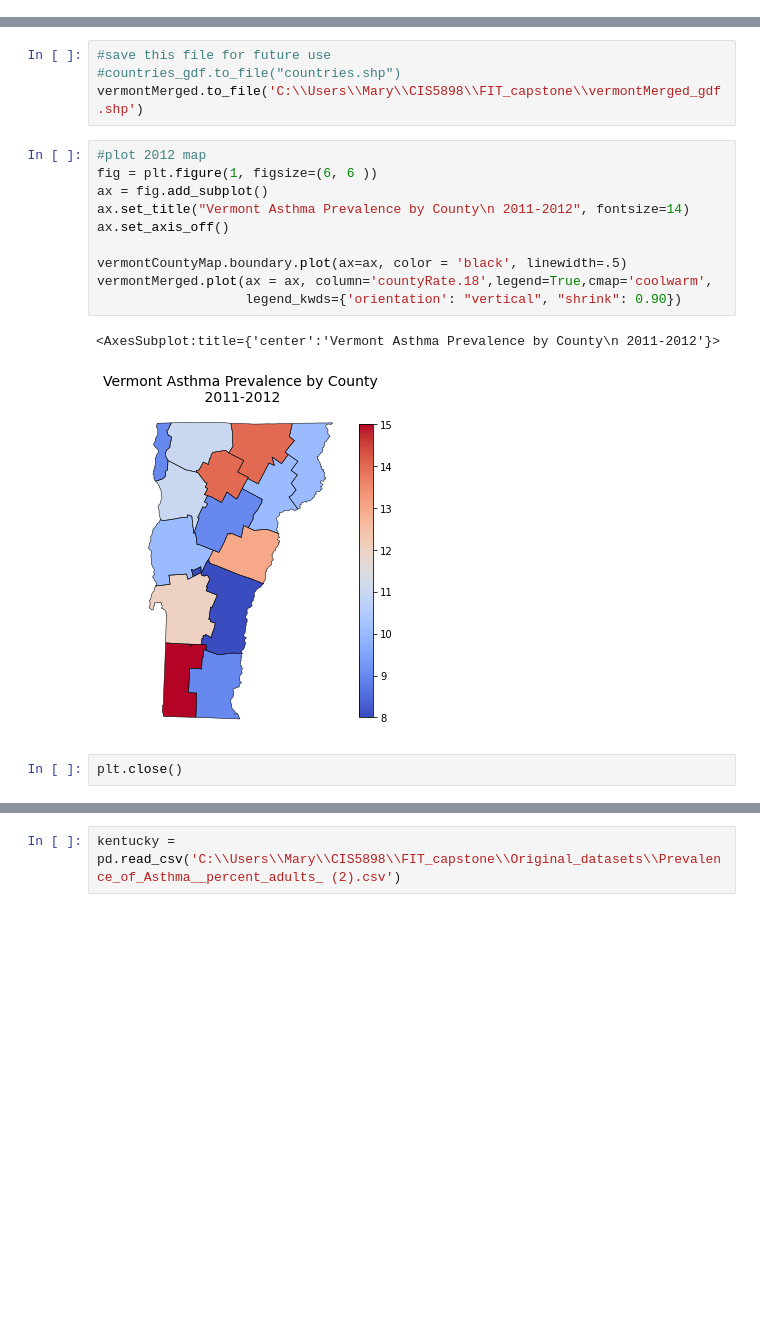
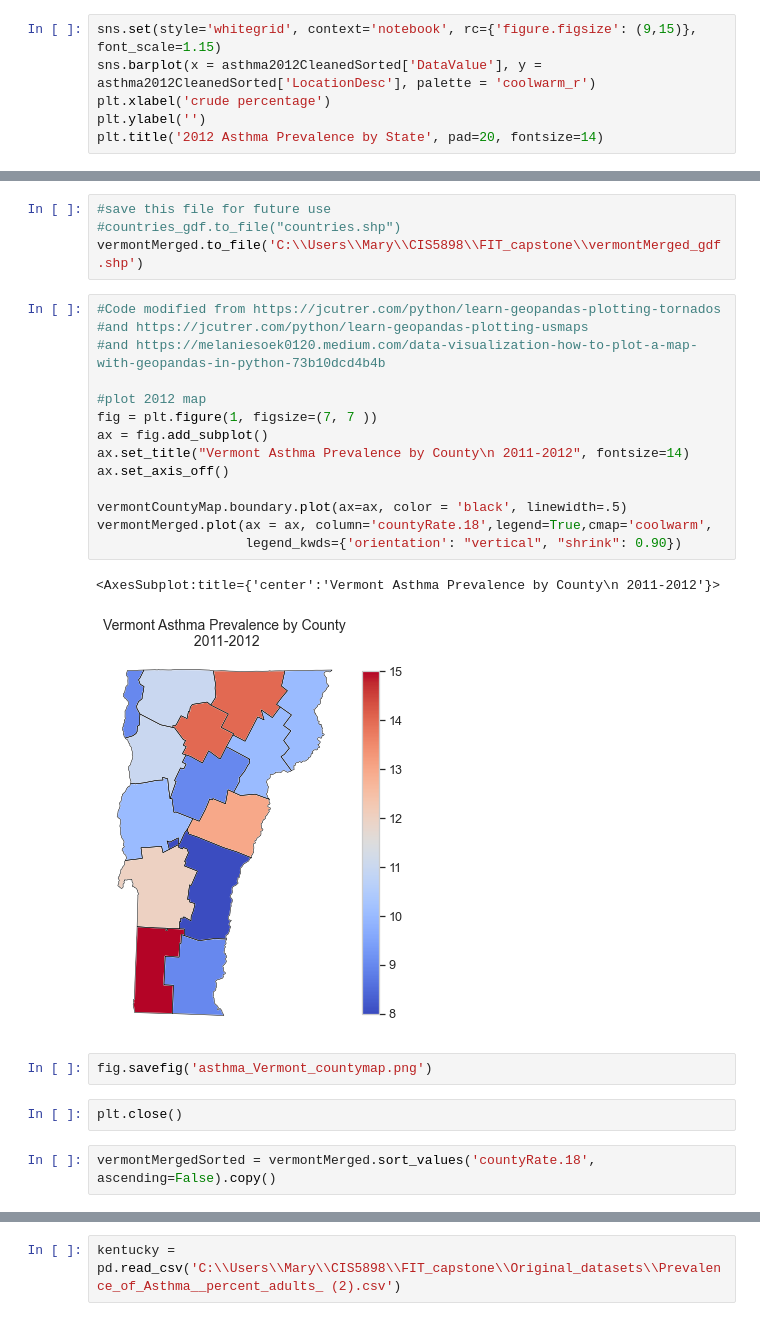
Before and after one commit to mjlaw/FIT_capstone, a Jupyter notebook: Jupyter_notebooks/asthma studies.ipynb, the cells around one changed output, grey strips where cells are left out. Saved outputs shown, nothing was run; the diff lists cells and outputs as text; blank space fills up the shorter version.

Commit message:
final notebook

```diff
--- a/Jupyter_notebooks/asthma studies.ipynb
+++ b/Jupyter_notebooks/asthma studies.ipynb
@@ -297,0 +315,6 @@ asthma2012Lowest
+# %%
+sns.set(style='whitegrid', context='notebook', rc={'figure.figsize': (9,15)}, font_scale=1.15)
+sns.barplot(x = asthma2012CleanedSorted['DataValue'], y = asthma2012CleanedSorted['LocationDesc'], palette = 'coolwarm_r')
+plt.xlabel('crude percentage')
+plt.ylabel('')
+plt.title('2012 Asthma Prevalence by State', pad=20, fontsize=14)
@@ -440,17 +470,25 @@ vermontMerged.head()
 #countries_gdf.to_file("countries.shp")
 vermontMerged.to_file('C:\\Users\\Mary\\CIS5898\\FIT_capstone\\vermontMerged_gdf.shp')
 # %%
+#Code modified from https://jcutrer.com/python/learn-geopandas-plotting-tornados
+#and https://jcutrer.com/python/learn-geopandas-plotting-usmaps
+#and https://melaniesoek0120.medium.com/data-visualization-how-to-plot-a-map-with-geopandas-in-python-73b10dcd4b4b
+
 #plot 2012 map
-fig = plt.figure(1, figsize=(6, 6 ))
+fig = plt.figure(1, figsize=(7, 7 ))
 ax = fig.add_subplot()
 ax.set_title("Vermont Asthma Prevalence by County\n 2011-2012", fontsize=14)
 ax.set_axis_off()
 
 vermontCountyMap.boundary.plot(ax=ax, color = 'black', linewidth=.5)
 vermontMerged.plot(ax = ax, column='countyRate.18',legend=True,cmap='coolwarm',
                    legend_kwds={'orientation': "vertical", "shrink": 0.90})
 # %% [output]
 <AxesSubplot:title={'center':'Vermont Asthma Prevalence by County\n 2011-2012'}>
-[figure, old version]
+[figure, new version]
+# %%
+fig.savefig('asthma_Vermont_countymap.png')
 # %%
 plt.close()
+# %%
+vermontMergedSorted = vermontMerged.sort_values('countyRate.18', ascending=False).copy()
```
Also changed, not shown: parts of 23 cells of this notebook.
